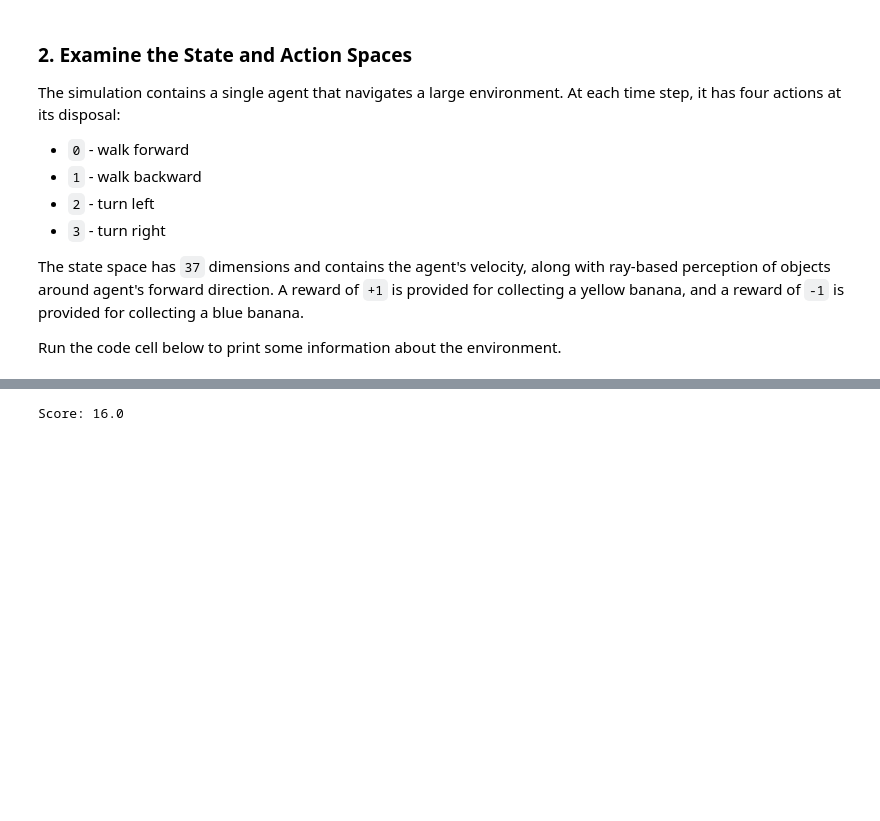
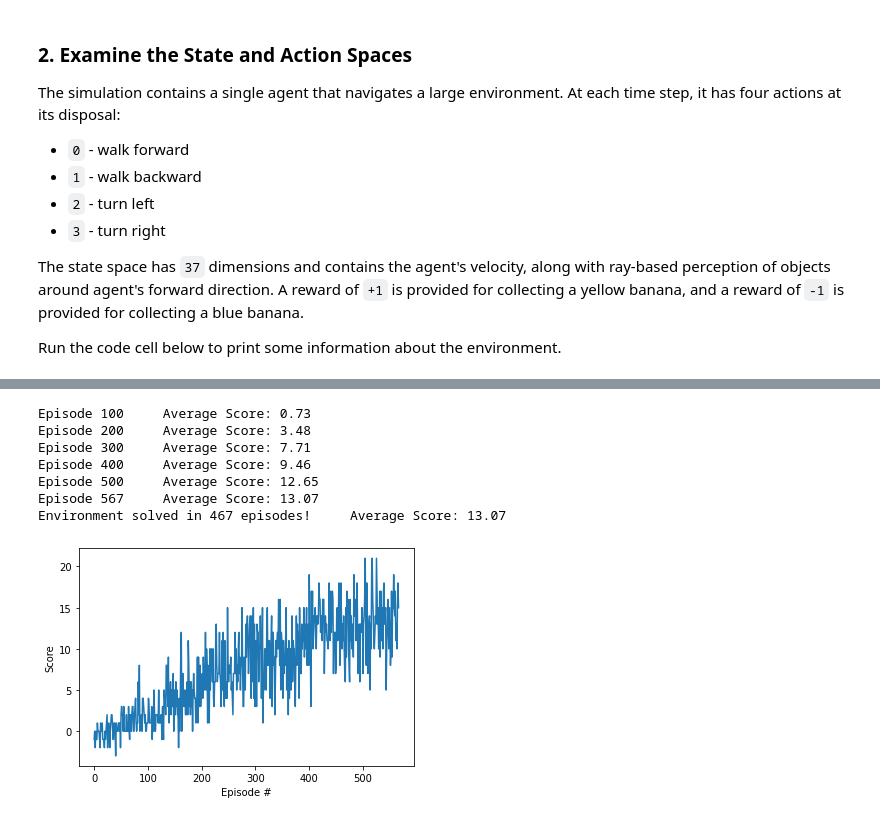
Before and after one commit to dimaga/drlnd-p1-navigation, a Jupyter notebook: Navigation.ipynb, the cells around one changed output, grey strips where cells are left out. Saved outputs shown, nothing was run; the diff lists cells and outputs as text; code cells hidden in the pictures; blank space fills up the shorter version.

Commit message:
Compare Vanilla and Double Q Network

```diff
--- a/Navigation.ipynb
+++ b/Navigation.ipynb
@@ -136,9 +202,6 @@ env_info = env.reset(train_mode=True)[brain_name]
 # %%
-import torch.nn as nn
-import torch.nn.functional as F
-
-class QNetwork(nn.Module):
-    """Actor (Policy) Model."""
+class VanillaQNetwork(nn.Module):
+    """Vanilla Actor (Policy) Model."""
 
     def __init__(self, state_size, action_size, seed):
         """Initialize parameters and build model.
@@ -148,12 +211,13 @@ class QNetwork(nn.Module):
             action_size (int): Dimension of each action
             seed (int): Random seed
         """
-        super(QNetwork, self).__init__()
+        super(VanillaQNetwork, self).__init__()
         self.seed = torch.manual_seed(seed)
 
         self.fc1 = nn.Linear(state_size, 64)
         self.fc2 = nn.Linear(64, 64)
         self.fc3 = nn.Linear(64, action_size)
+
 
     def forward(self, state):
         """Build a network that maps state -> action values."""
@@ -178,5 +295,5 @@ device = torch.device("cuda:0" if torch.cuda.is_available() else "cpu")
 # %%
-class Agent():
+class VanillaAgent():
     """Interacts with and learns from the environment."""
 
     def __init__(self, state_size, action_size, seed):
@@ -193,8 +310,8 @@ class Agent():
         self.seed = random.seed(seed)
 
         # Q-Network
-        self.qnetwork_local = QNetwork(state_size, action_size, seed).to(device)
-        self.qnetwork_target = QNetwork(state_size, action_size, seed).to(device)
+        self.qnetwork_local = VanillaQNetwork(state_size, action_size, seed).to(device)
+        self.qnetwork_target = VanillaQNetwork(state_size, action_size, seed).to(device)
         self.optimizer_local = optim.Adam(self.qnetwork_local.parameters(), lr=LR)
         self.optimizer_target = optim.Adam(self.qnetwork_target.parameters(), lr=LR)
 
@@ -202,6 +319,7 @@ class Agent():
         self.memory = ReplayBuffer(action_size, BUFFER_SIZE, BATCH_SIZE, seed)
         # Initialize time step (for updating every UPDATE_EVERY steps)
         self.t_step = 0
+
 
     def step(self, state, action, reward, next_state, done):
         # Save experience in replay memory
@@ -214,6 +332,7 @@ class Agent():
             if len(self.memory) > BATCH_SIZE:
                 experiences = self.memory.sample()
                 self.learn(experiences, GAMMA)
+
 
     def act(self, state, eps=0.):
         """Returns actions for given state as per current policy.
@@ -235,6 +354,7 @@ class Agent():
         else:
             return random.choice(np.arange(self.action_size))
 
+
     def learn(self, experiences, gamma):
         """Update value parameters using given batch of experience tuples.
 
@@ -246,15 +366,12 @@ class Agent():
 
         states, actions, rewards, next_states, dones = experiences
 
-        targets = rewards + (1.0 - dones) * gamma * self.qnetwork_target.forward(next_states).gather(
-            1,
-            self.qnetwork_local(next_states).max(1)[1].unsqueeze(1))
+        targets = rewards + (1.0 - dones) * gamma \
+            * self.qnetwork_target(next_states).detach().max(1)[0].unsqueeze(1)
 
         targets = targets.detach()
 
         outputs = self.qnetwork_local.forward(states).gather(1, actions)
-
-
 
         loss = F.mse_loss(outputs, targets)
 
@@ -262,10 +379,8 @@ class Agent():
         loss.backward()
         self.optimizer_local.step()
 
-        # ------------------- update target network ------------------- #
-        #self.qnetwork_local, self.qnetwork_target = self.qnetwork_target, self.qnetwork_local
-        #self.optimizer_local, self.optimizer_target = self.optimizer_target, self.optimizer_local
         self.soft_update(self.qnetwork_local, self.qnetwork_target, TAU)
+
 
     def soft_update(self, local_model, target_model, tau):
         """Soft update model parameters.
@@ -277,5 +392,8 @@ class Agent():
             target_model (PyTorch model): weights will be copied to
             tau (float): interpolation parameter
         """
-        for target_param, local_param in zip(target_model.parameters(), local_model.parameters()):
-            target_param.data.copy_(tau*local_param.data + (1.0-tau)*target_param.data)
+        for target_param, local_param in \
+            zip(target_model.parameters(), local_model.parameters()):
+
+            target_param.data.copy_(
+                tau*local_param.data + (1.0-tau)*target_param.data)
@@ -401,20 +400,16 @@ Environment solved in 349 episodes!     Average Score: 13.01
-# %%
-agent.qnetwork_local.load_state_dict(torch.load('checkpoint.pth'))
-
-env_info = env.reset(train_mode=False)[brain_name]
-state = env_info.vector_observations[0]
-score = 0
-
-for j in range(200):
-    action = agent.act(state)
-    env_info = env.step(action)[brain_name]
-    state = env_info.vector_observations[0]
-    reward = env_info.rewards[0]
-    score += reward
-    done = env_info.local_done[0]
-    if done:
-        break
-
-print("Score: {}".format(score))
-# %% [output]
-Score: 16.0
+# %%
+vanilla_agent = VanillaAgent(
+    state_size=state_size,
+    action_size=action_size,
+    seed=0)
+
+train(agent=vanilla_agent, file_name="vanilla.pth")
+# %% [output]
+Episode 100     Average Score: 0.73
+Episode 200     Average Score: 3.48
+Episode 300     Average Score: 7.71
+Episode 400     Average Score: 9.46
+Episode 500     Average Score: 12.65
+Episode 567     Average Score: 13.07
+Environment solved in 467 episodes!     Average Score: 13.07
+[figure, added]
```
Also changed, not shown: parts of 33 cells of this notebook, 3 other files.
